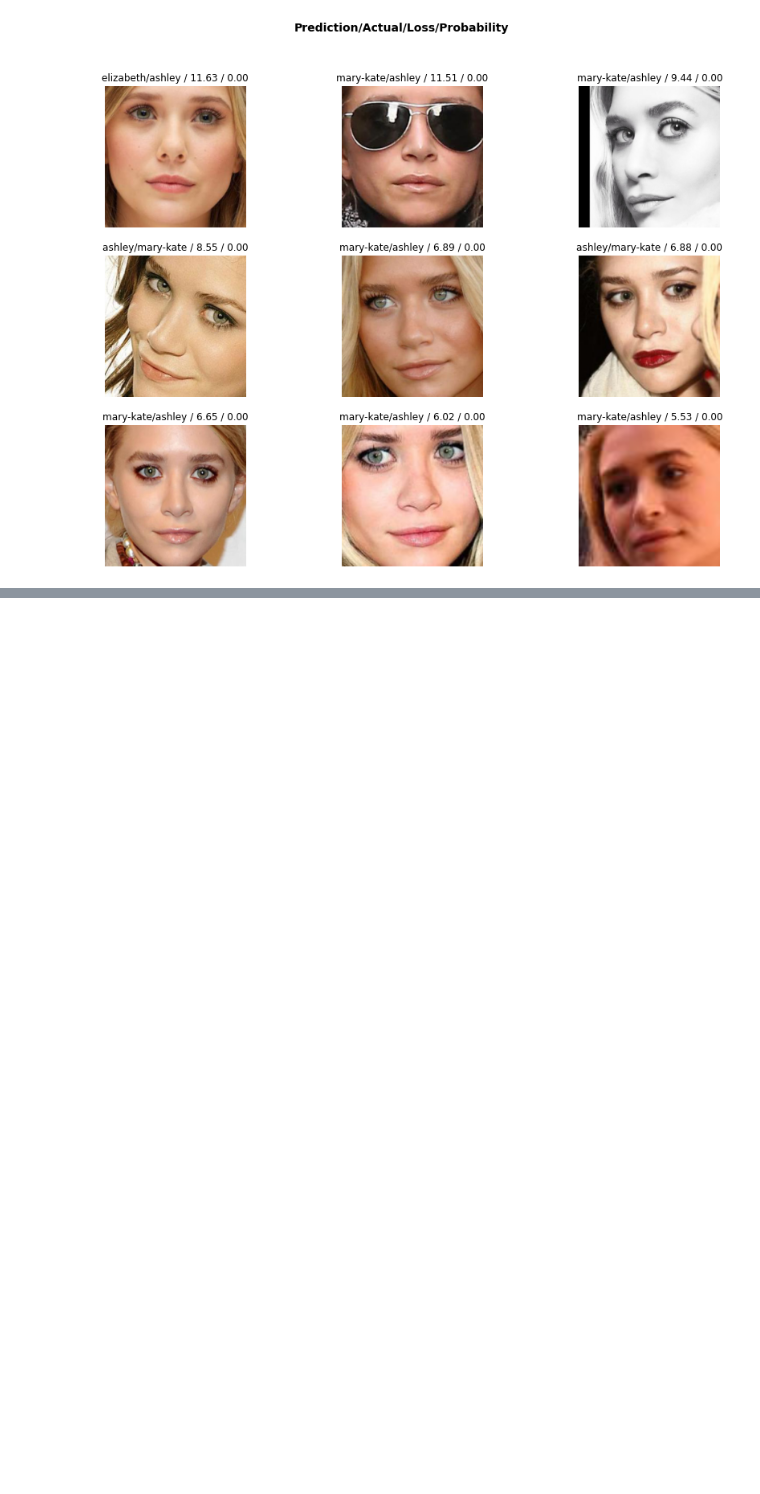
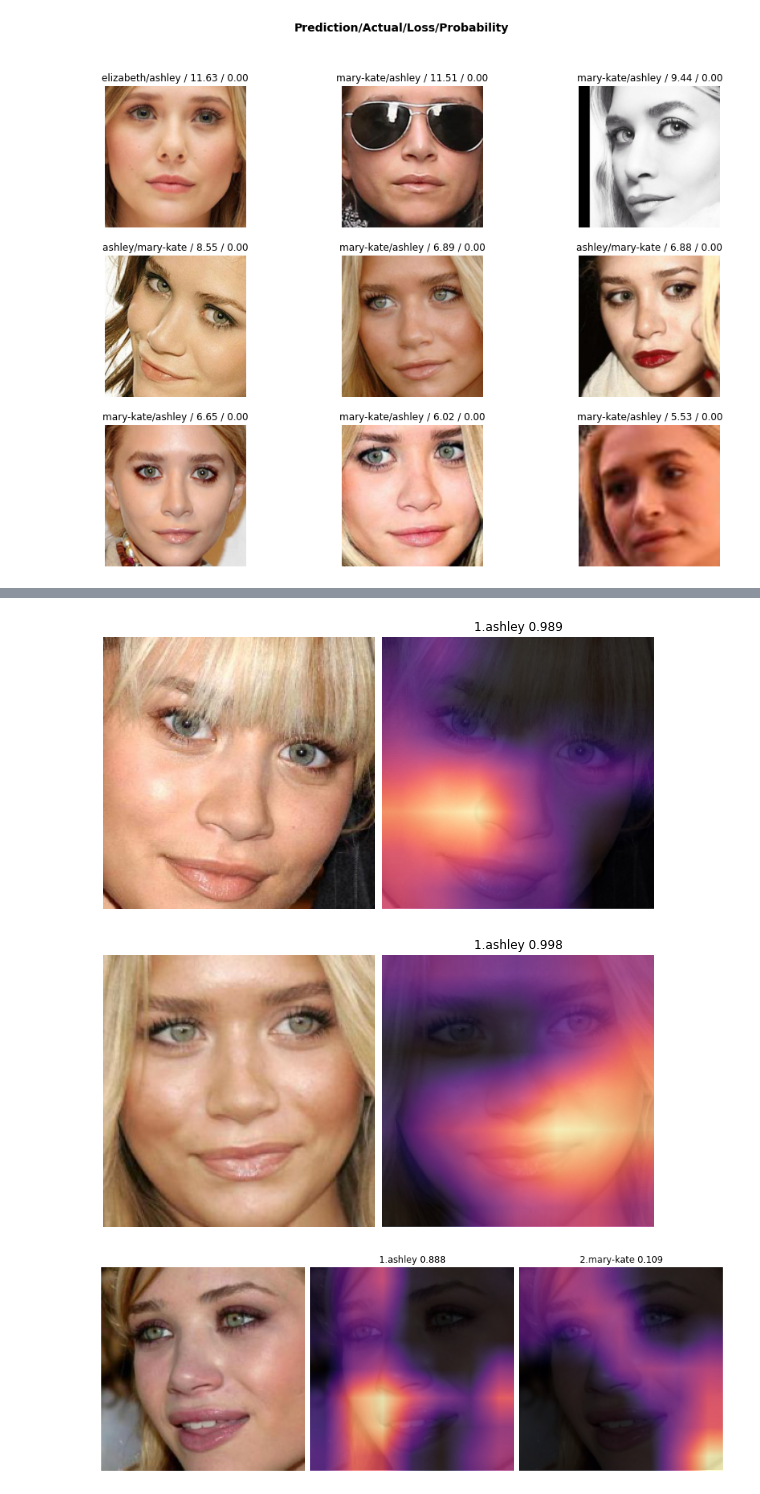
Before and after one commit to Shesh6/Deep-Learning-Experiments, a Jupyter notebook: Ol-Sense - The Olsen Sister Discriminator.ipynb, the cells around one changed output, grey strips where cells are left out. Saved outputs shown, nothing was run; the diff lists cells and outputs as text; code cells hidden in the pictures; blank space fills up the shorter version.

```diff
--- a/Ol-Sense - The Olsen Sister Discriminator.ipynb
+++ b/Ol-Sense - The Olsen Sister Discriminator.ipynb
@@ -321,0 +350,15 @@ interp.plot_top_losses(9, figsize=(15,11))
+# %%
+# Examining mismatched images
+
+interp = ClassificationInterpretation.from_learner(learn,ds_type = DatasetType.Valid)
+def class2idx(clas):
+    return data.classes.index(clas)
+classes = data.classes
+true_idx,pred_idx = class2idx('mary-kate'),class2idx('ashley')
+mismatch_idxs =[i for i,(tru,pred) in enumerate(zip(data.valid_ds.y.items,interp.pred_class.numpy())) if tru==true_idx and pred==pred_idx]
+len(mismatch_idxs)
+
+for idx in mismatch_idxs[:3]:
+    gcam = GradCam.from_interp(learn,interp,idx,include_label=True)
+    gcam.plot(True,False)
+# %% [output]
@@ -321,0 +366,3 @@ interp.plot_top_losses(9, figsize=(15,11))
+[figure, added]
+[figure, added]
+[figure, added]
```
Also changed, not shown: parts of 6 cells of this notebook.
